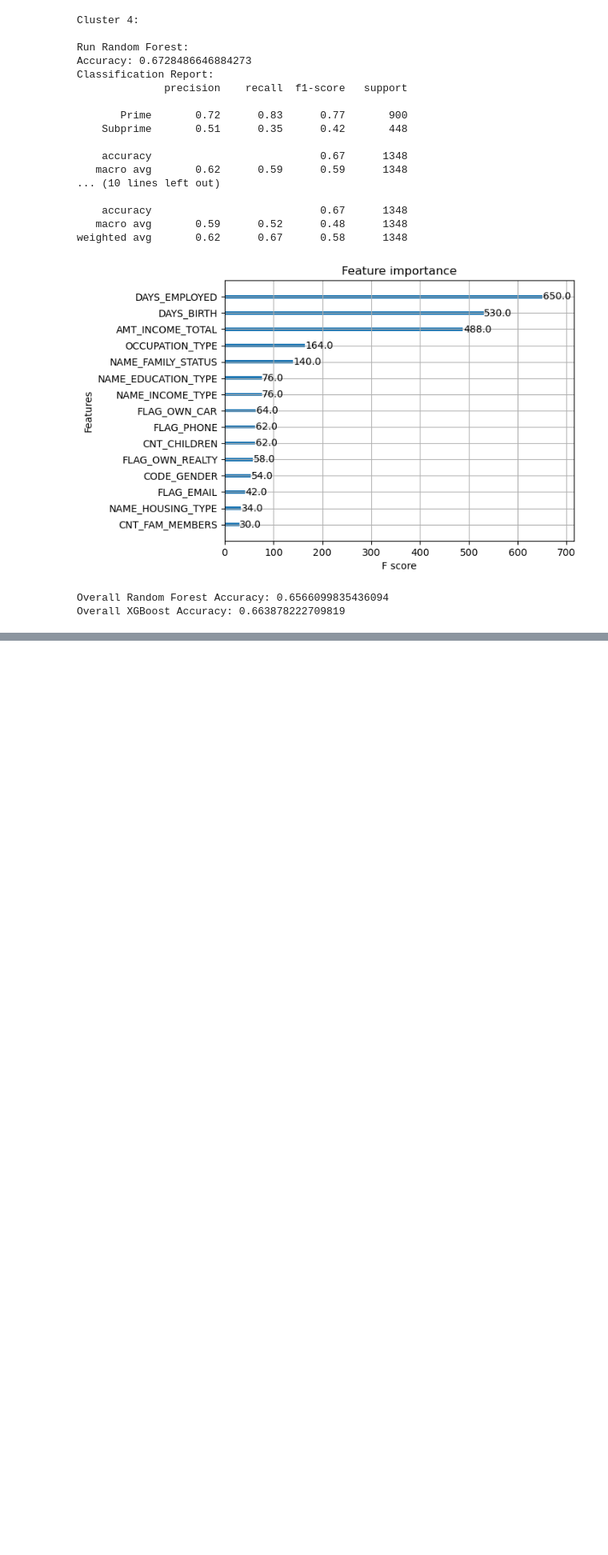
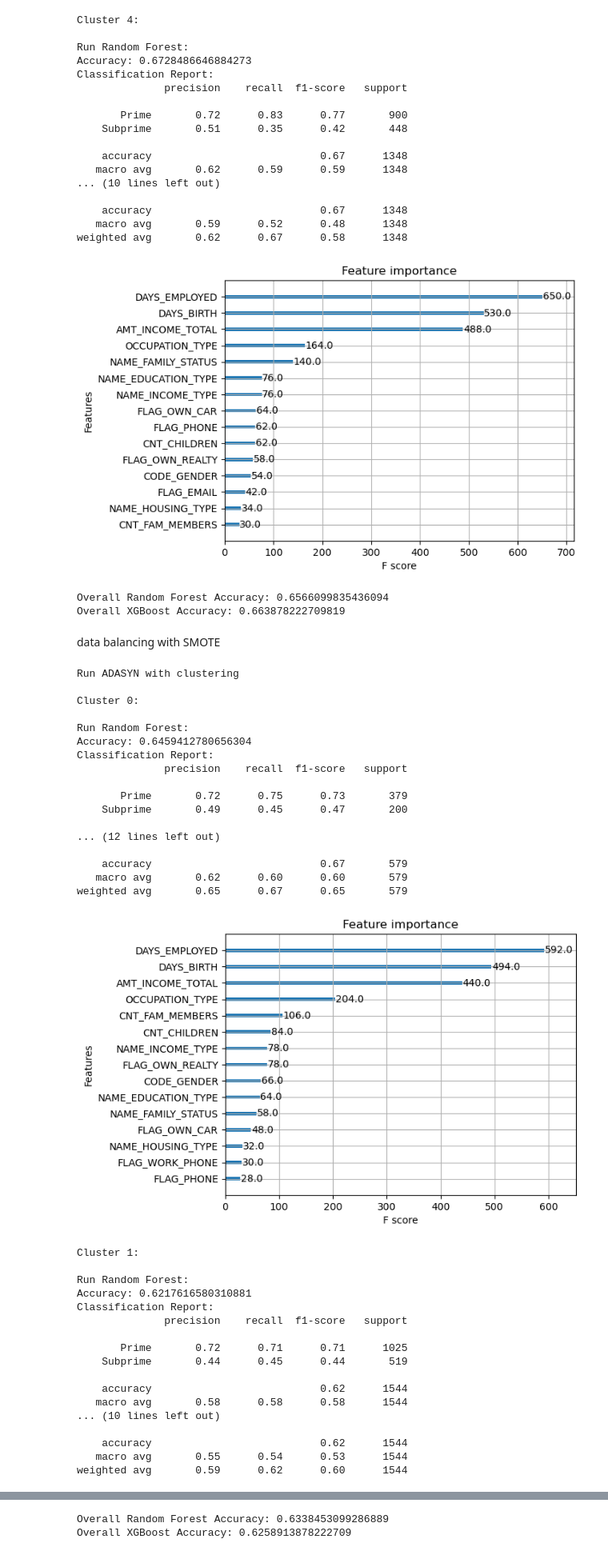
Before and after one commit to chcui23/credit-risk-prediction, a Jupyter notebook: credit-risk-prediction.ipynb, the cells around one changed output, grey strips where cells are left out. Shown at 80% size. Cells and saved outputs as stored; diff of their text form; code cells hidden in the pictures; blank space fills up the shorter version.

```diff
--- a/credit-risk-prediction.ipynb
+++ b/credit-risk-prediction.ipynb
@@ -409,3 +450,60 @@ weighted avg       0.62      0.67      0.58      1348
 [figure]
 Overall Random Forest Accuracy: 0.6566099835436094
 Overall XGBoost Accuracy: 0.663878222709819
+# %% [markdown]
+data balancing with SMOTE
+# %%
+
+"""
+# run SMOTE
+print("\nRun SMOTE:")
+smote=SMOTE(random_state=42)
+X_train_with_smote, y_train_with_smote = smote.fit_resample(X_train, y_train)
+# run cluster with smote
+X_train_with_clusters, kmeans = run_kmean(X_train_with_smote.copy(), n_clusters=5)
+rf_reports, xgb_reports = run_each_cluster(X_train_with_clusters, X_test.copy(), y_train_with_smote, y_test, kmeans)
+"""
+
+# ADASYN
+print("\nRun ADASYN with clustering")
+adasyn = ADASYN(random_state=42)
+X_train_with_adasyn, y_train_with_adasyn = adasyn.fit_resample(X_train, y_train)
+# run cluster with adasym
+X_train_with_clusters, kmeans = run_kmean(X_train_with_adasyn.copy(), n_clusters=5)
+rf_reports, xgb_reports = run_each_cluster(X_train_with_clusters, X_test.copy(), y_train_with_adasyn, y_test, kmeans)
+# %% [output]
+Run ADASYN with clustering
+
+Cluster 0:
+
+Run Random Forest:
+Accuracy: 0.6459412780656304
+Classification Report:
+              precision    recall  f1-score   support
+
+       Prime       0.72      0.75      0.73       379
+    Subprime       0.49      0.45      0.47       200
+
+... (12 lines left out)
+
+    accuracy                           0.67       579
+   macro avg       0.62      0.60      0.60       579
+weighted avg       0.65      0.67      0.65       579
+[figure, added]
+Cluster 1:
+
+Run Random Forest:
+Accuracy: 0.6217616580310881
+Classification Report:
+              precision    recall  f1-score   support
+
+       Prime       0.72      0.71      0.71      1025
+    Subprime       0.44      0.45      0.44       519
+
+    accuracy                           0.62      1544
+   macro avg       0.58      0.58      0.58      1544
+... (10 lines left out)
+
+    accuracy                           0.62      1544
+   macro avg       0.55      0.54      0.53      1544
+weighted avg       0.59      0.62      0.60      1544
@@ -411,0 +565,2 @@ Overall XGBoost Accuracy: 0.663878222709819
+Overall Random Forest Accuracy: 0.6338453099286889
+Overall XGBoost Accuracy: 0.6258913878222709
```
Also changed, not shown: parts of 5 cells of this notebook.
